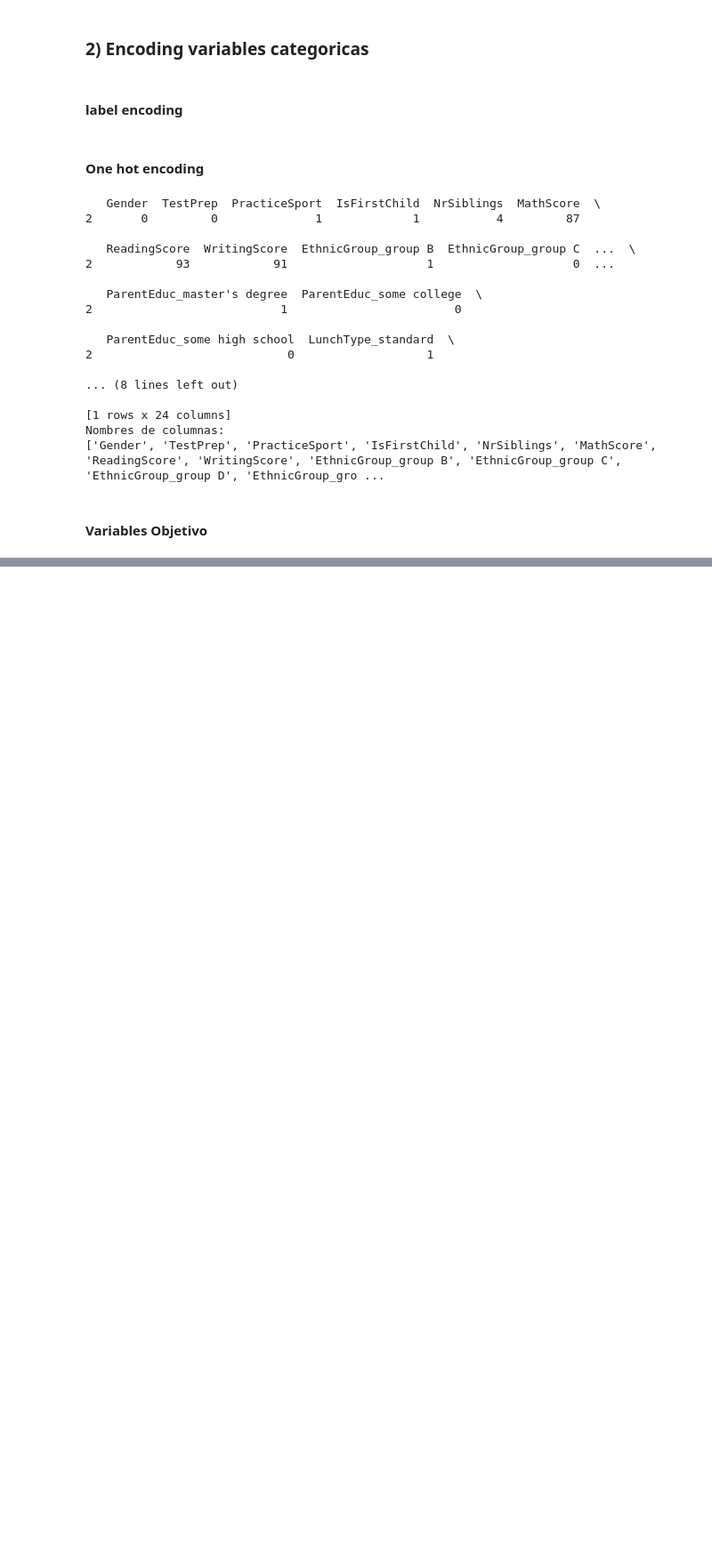
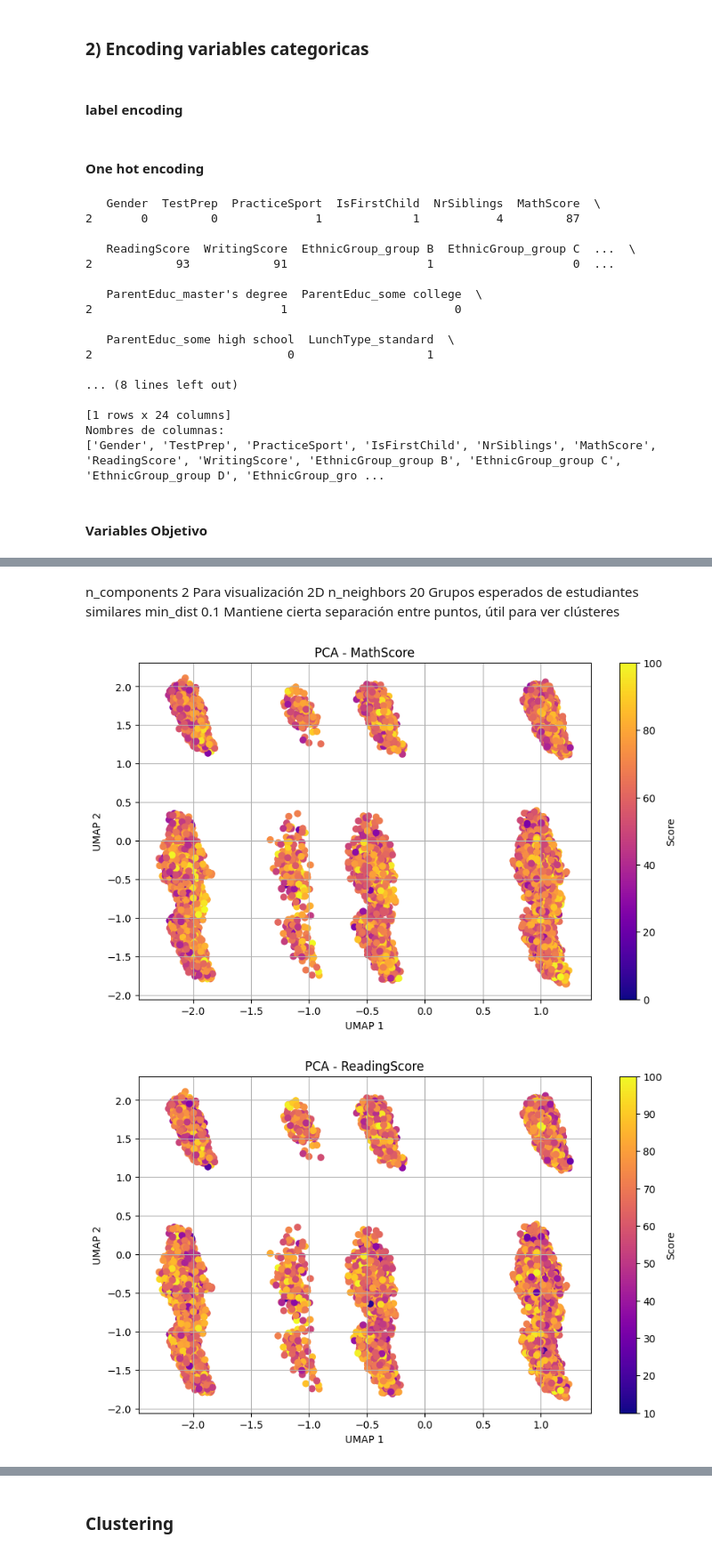
Before and after one commit to ignaciog14/md14_proyecto, a Jupyter notebook: main.ipynb, the cells around one changed output, grey strips where cells are left out. Shown at 89% size. Saved outputs shown, nothing was run; the diff lists cells and outputs as text; code cells hidden in the pictures; blank space fills up the shorter version.

Commit message:
clustering y un poco de analisis

```diff
--- a/main.ipynb
+++ b/main.ipynb
@@ -139,0 +209,17 @@ X_scaled = scaler.fit_transform(X)
+# %% [markdown]
+n_components	2	Para visualización 2D
+n_neighbors	20	Grupos esperados de estudiantes similares
+min_dist	0.1	Mantiene cierta separación entre puntos, útil para ver clústeres
+# %%
+for score in scores:
+    plt.figure(figsize=(10, 6))
+    plt.scatter(X_pca[:, 0], X_pca[:, 1], c=score, cmap='plasma')
+    plt.colorbar(label='Score')
+    plt.title(f'PCA - {score.name}')
+    plt.xlabel('UMAP 1')
+    plt.ylabel('UMAP 2')
+    plt.grid(True)
+    plt.show()
+# %% [output]
+[figure, added]
+[figure, added]
@@ -139,0 +227,2 @@ X_scaled = scaler.fit_transform(X)
+# %% [markdown]
+### Clustering
```
Also changed, not shown: parts of 29 cells of this notebook.
